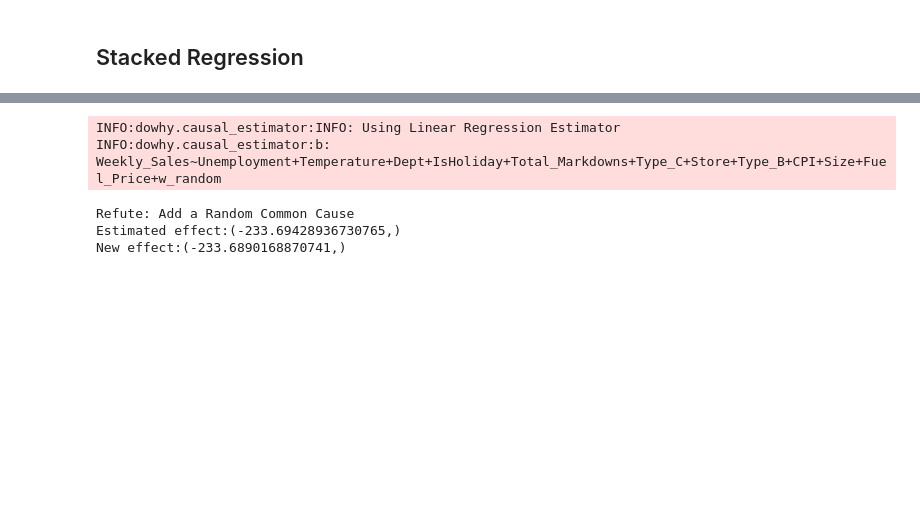
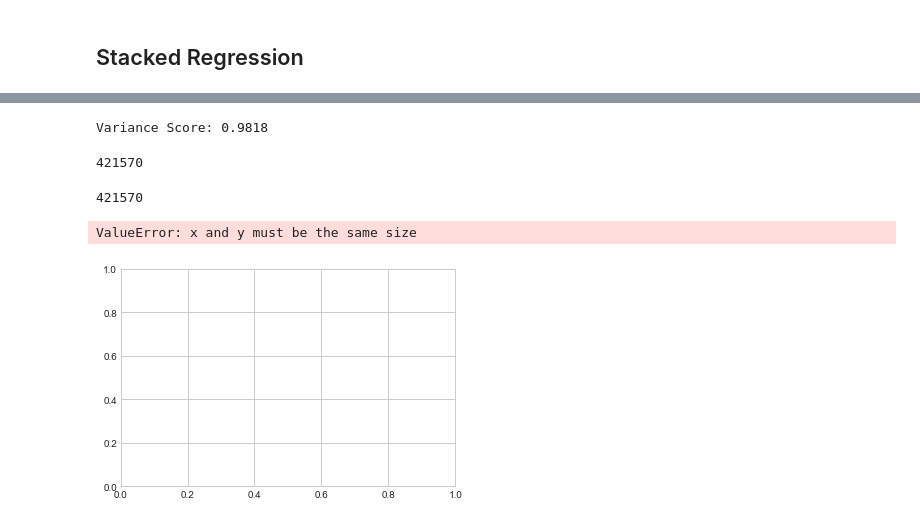
Before and after one commit to McGill-MMA-EnterpriseAnalytics/Walmart-Sales-Forcast, a Jupyter notebook: Walmart.ipynb, the cells around one changed output, grey strips where cells are left out. Cells and saved outputs as stored; diff of their text form; code cells hidden in the pictures; blank space fills up the shorter version.

```diff
--- a/Walmart.ipynb
+++ b/Walmart.ipynb
@@ -792,3 +838,0 @@ X_std = standardizer.fit_transform(X)
-# %%
-from sklearn.model_selection import train_test_split
-X_train, X_test, y_train, y_test = train_test_split(X_std, y, test_size = 0.33, random_state = 5)
@@ -810,0 +839,3 @@ print(RMSE_KNN)
+# %%
+svm = SVR(kernel='linear', epsilon=0.1)
+model = svm.fit(X_train,y_train)
@@ -831,7 +853,7 @@ Note: you may need to restart the kernel to use updated packages.
 # %%
 from mlxtend.regressor import StackingRegressor
 # %%
-stregr = StackingRegressor(regressors=[model_lm, xg_reg,model_KNN], meta_regressor=rf)
+stregr = StackingRegressor(regressors=[model, xg_reg], meta_regressor=rf)
 # %%
-stregr.fit(X,y)
+stregr.fit(X_train,y_train)
 # %% [output]
@@ -972,9 +888,4 @@ Causal Estimate is -233.69428936730765
-# %%
-res_random=model2.refute_estimate(identified_estimand, estimate, method_name="random_common_cause")
-print(res_random)
-# %% [output]
-INFO:dowhy.causal_estimator:INFO: Using Linear Regression Estimator
-INFO:dowhy.causal_estimator:b: Weekly_Sales~Unemployment+Temperature+Dept+IsHoliday+Total_Markdowns+Type_C+Store+Type_B+CPI+Size+Fuel_Price+w_random
-Refute: Add a Random Common Cause
-Estimated effect:(-233.69428936730765,)
-New effect:(-233.6890168870741,)
+# %%
+print('Variance Score: %.4f' % stregr.score(X, y))
+# %% [output]
+Variance Score: 0.9818
@@ -980,0 +894,15 @@ New effect:(-233.6890168870741,)
+# %%
+len(X)
+# %% [output]
+421570
+# %%
+len(y)
+# %% [output]
+421570
+# %%
+with plt.style.context(('seaborn-whitegrid')):
+    plt.scatter(X, y, c='lightgray')
+    plt.plot(X, stregr.predict(X), c='darkgreen', lw=2)
+# %% [output]
+ValueError: x and y must be the same size
+[figure, added]
```
Also changed, not shown: parts of 34 cells of this notebook.
